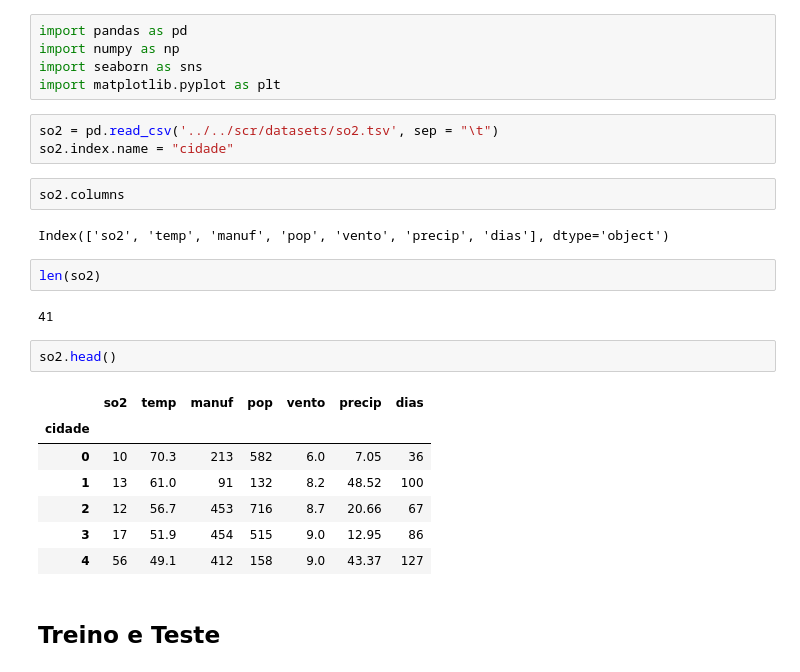
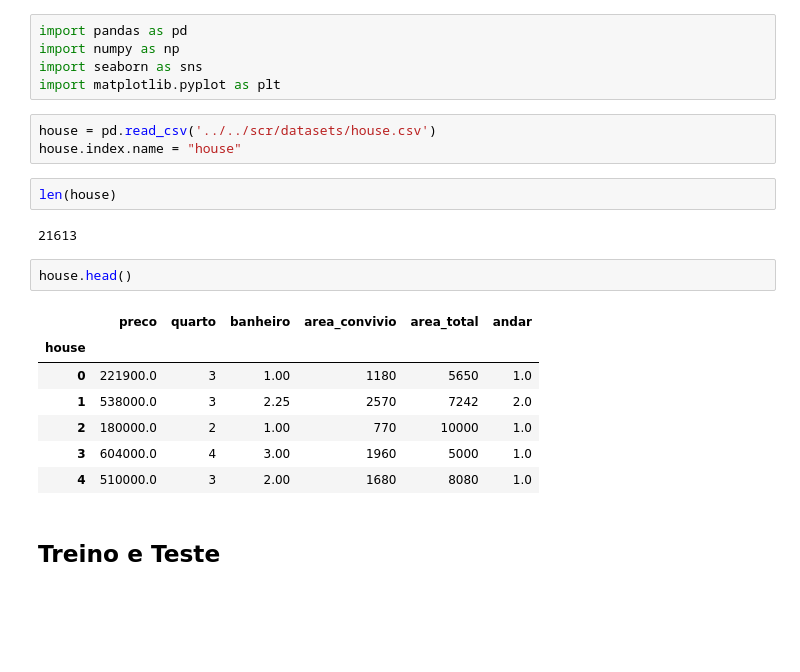
Before and after one commit to Daniel-EST/python-basico-machine-learning, a Jupyter notebook: notebooks/05_machine_learning/02_02_introducao_ao_scikit-learn_regressores.ipynb, the cells around one changed output. Drawn from its saved outputs; the diff is of its cells as text; blank space fills up the shorter version.

```diff
--- a/notebooks/05_machine_learning/02_02_introducao_ao_scikit-learn_regressores.ipynb
+++ b/notebooks/05_machine_learning/02_02_introducao_ao_scikit-learn_regressores.ipynb
@@ -12,26 +12,22 @@ import numpy as np
 import seaborn as sns
 import matplotlib.pyplot as plt
 # %%
-so2 = pd.read_csv('../../scr/datasets/so2.tsv', sep = "\t")
-so2.index.name = "cidade"
+house = pd.read_csv('../../scr/datasets/house.csv')
+house.index.name = "house"
-# %%
-so2.columns
-# %% [output]
-Index(['so2', 'temp', 'manuf', 'pop', 'vento', 'precip', 'dias'], dtype='object')
 # %%
-len(so2)
+len(house)
 # %% [output]
-41
+21613
 # %%
-so2.head()
+house.head()
 # %% [output]
-|  | so2 | temp | manuf | pop | vento | precip | dias |
-| cidade |  |  |  |  |  |  |  |
-| 0 | 10 | 70.3 | 213 | 582 | 6.0 | 7.05 | 36 |
-| 1 | 13 | 61.0 | 91 | 132 | 8.2 | 48.52 | 100 |
-| 2 | 12 | 56.7 | 453 | 716 | 8.7 | 20.66 | 67 |
-| 3 | 17 | 51.9 | 454 | 515 | 9.0 | 12.95 | 86 |
-| 4 | 56 | 49.1 | 412 | 158 | 9.0 | 43.37 | 127 |
+|  | preco | quarto | banheiro | area_convivio | area_total | andar |
+| house |  |  |  |  |  |  |
+| 0 | 221900.0 | 3 | 1.00 | 1180 | 5650 | 1.0 |
+| 1 | 538000.0 | 3 | 2.25 | 2570 | 7242 | 2.0 |
+| 2 | 180000.0 | 2 | 1.00 | 770 | 10000 | 1.0 |
+| 3 | 604000.0 | 4 | 3.00 | 1960 | 5000 | 1.0 |
+| 4 | 510000.0 | 3 | 2.00 | 1680 | 8080 | 1.0 |
 # %% [markdown]
 ## Treino e Teste
 # %%
```
Also changed, not shown: parts of 20 cells of this notebook, 5 other files.
